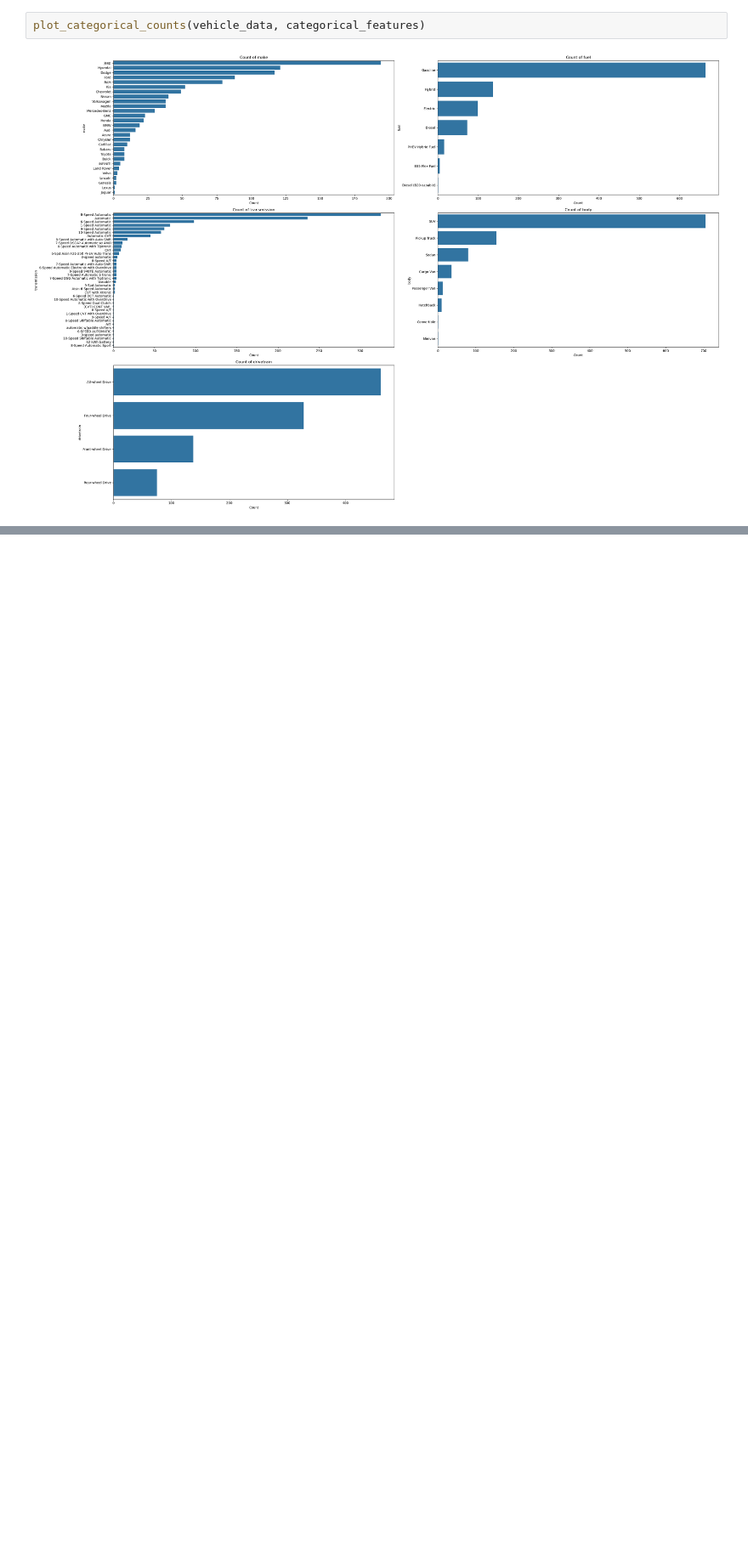
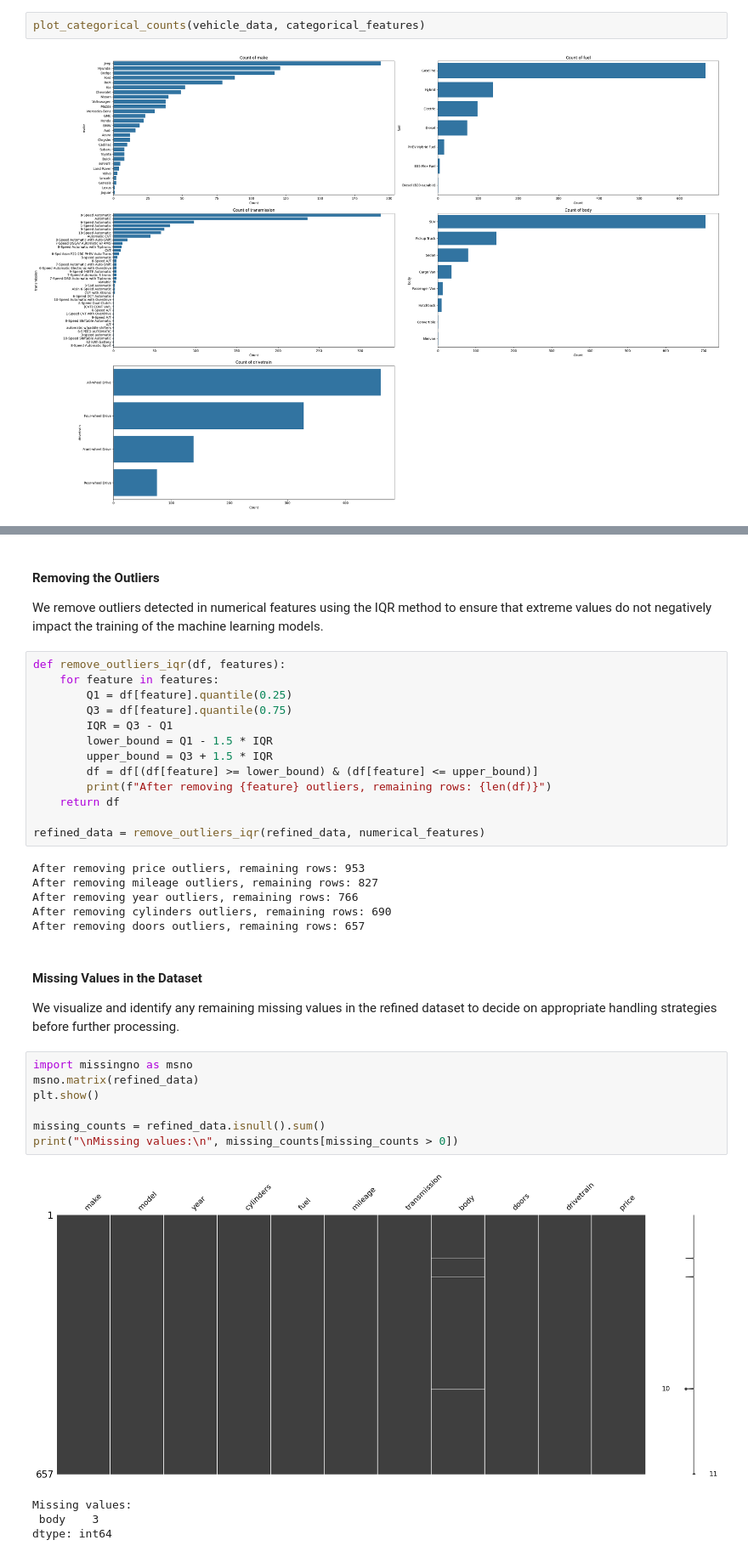
Before and after one commit to JaspreetSingh-exe/Vehicle-Price-Prediction, a Jupyter notebook: price_prediction.ipynb, the cells around one changed output, grey strips where cells are left out. Shown at 85% size. Saved outputs shown, nothing was run; the diff lists cells and outputs as text; blank space fills up the shorter version.

```diff
--- a/price_prediction.ipynb
+++ b/price_prediction.ipynb
@@ -132,0 +231,39 @@ plot_categorical_counts(vehicle_data, categorical_features)
+# %% [markdown]
+#### Removing the Outliers
+
+We remove outliers detected in numerical features using the IQR method to ensure that extreme values do not negatively impact the training of the machine learning models.
+# %%
+def remove_outliers_iqr(df, features):
+    for feature in features:
+        Q1 = df[feature].quantile(0.25)
+        Q3 = df[feature].quantile(0.75)
+        IQR = Q3 - Q1
+        lower_bound = Q1 - 1.5 * IQR
+        upper_bound = Q3 + 1.5 * IQR
+        df = df[(df[feature] >= lower_bound) & (df[feature] <= upper_bound)]
+        print(f"After removing {feature} outliers, remaining rows: {len(df)}")
+    return df
+
+refined_data = remove_outliers_iqr(refined_data, numerical_features)
+# %% [output]
+After removing price outliers, remaining rows: 953
+After removing mileage outliers, remaining rows: 827
+After removing year outliers, remaining rows: 766
+After removing cylinders outliers, remaining rows: 690
+After removing doors outliers, remaining rows: 657
+# %% [markdown]
+#### Missing Values in the Dataset
+
+We visualize and identify any remaining missing values in the refined dataset to decide on appropriate handling strategies before further processing.
+# %%
+import missingno as msno
+msno.matrix(refined_data)
+plt.show()
+
+missing_counts = refined_data.isnull().sum()
+print("\nMissing values:\n", missing_counts[missing_counts > 0])
+# %% [output]
+[figure, added]
+Missing values:
+ body    3
+dtype: int64
```
Also changed, not shown: parts of 60 cells of this notebook, 4 other files.
